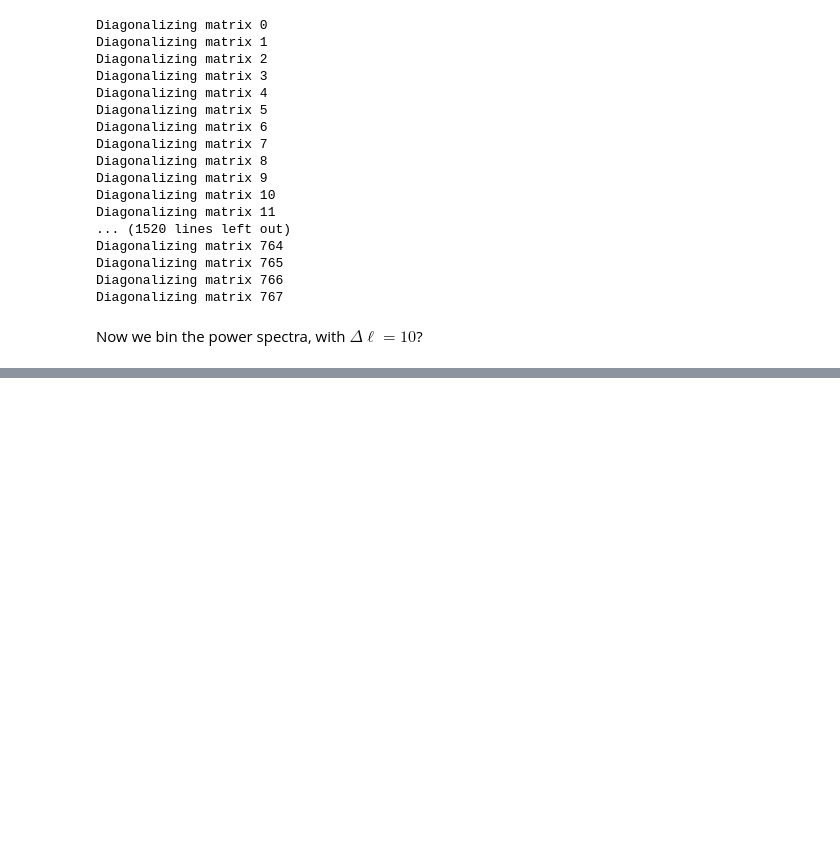
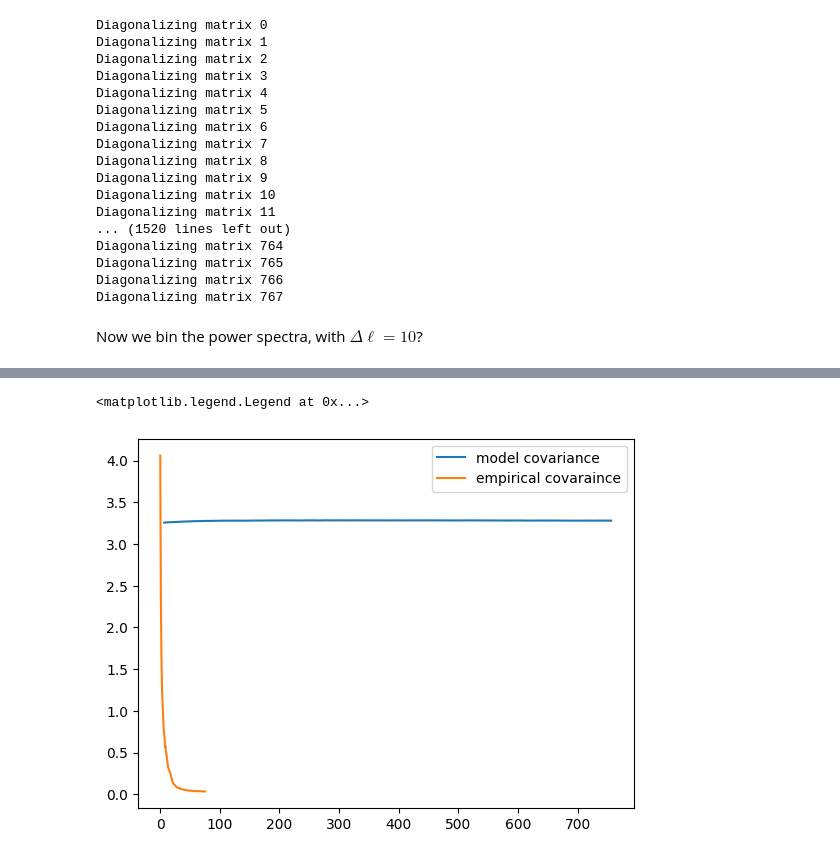
Before and after one commit to urwa99/MASS_Thesis, a Jupyter notebook: HI/SMICA.ipynb, the cells around one changed output, grey strips where cells are left out. Drawn from its saved outputs; the diff is of its cells as text; code cells hidden in the pictures; blank space fills up the shorter version.

```diff
--- a/HI/SMICA.ipynb
+++ b/HI/SMICA.ipynb
@@ -167,0 +182,14 @@ hi_binned= bin_spectra(hi, nside, 10)
+# %%
+r=3 #foreground model rank
+def guess_params(nfreqs,n_bins, r):
+
+    #Initial guess for F
+    F_i= np.random.randn(nfreqs, r) # N_channels x r
+
+    # initial guess for P_l for each bin
+    P_l=np.zeros((n_bins, r,r))
+    for bin in range(n_bins):
+        P_l[bin,:,:]= np.identity(r) #r x r
+    return F_i, P_l
+# %%
+F_init,P_b_init = guess_params(nfreqs,n_bins, r)
@@ -167,0 +206,10 @@ hi_binned= bin_spectra(hi, nside, 10)
+# %%
+def model_covariance(C_HI, F, P_b, C_noise, n_bins):
+
+    # F: (N_channels, r), P_b: (r, r), C_HI & C_noise: (N_channels, N_channels)
+    C_b= np.zeros((n_bins, nfreqs, nfreqs))
+    for b in range(n_bins):
+        C_b[b,:,:]= C_HI[b, :,:] + C_noise[b,:,:] + np.dot(F,np.dot(P_b[b,:,:], F.T))
+    return C_b
+# %%
+c_model= model_covariance(hi_binned, F_init, P_b_init,noise_binned, n_bins)
@@ -167,0 +338,7 @@ hi_binned= bin_spectra(hi, nside, 10)
+# %%
+plt.plot(leff,c_model[:,70,70], label="model covariance")
+plt.plot(c_hat[:,70,70], label="empirical covaraince")
+plt.legend()
+# %% [output]
+<matplotlib.legend.Legend at 0x...>
+[figure, added]
```
Also changed, not shown: parts of 41 cells of this notebook.
